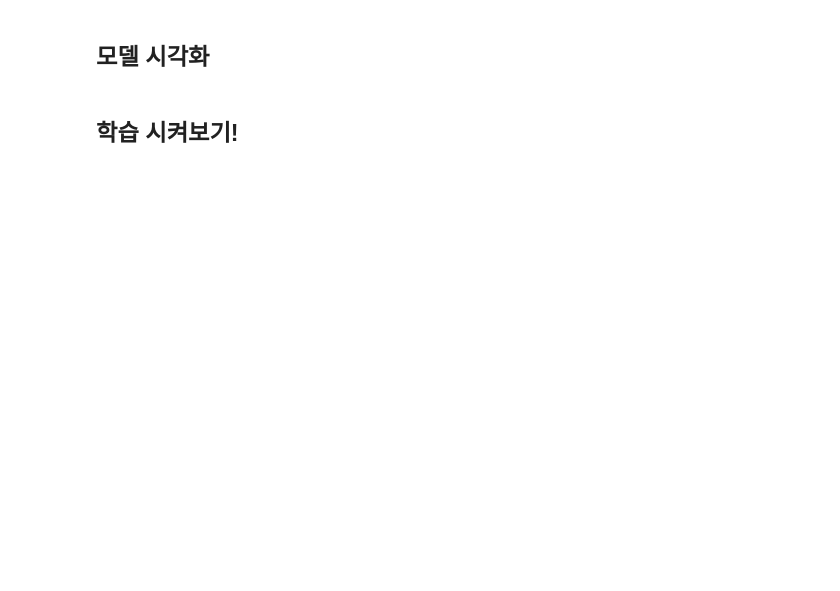
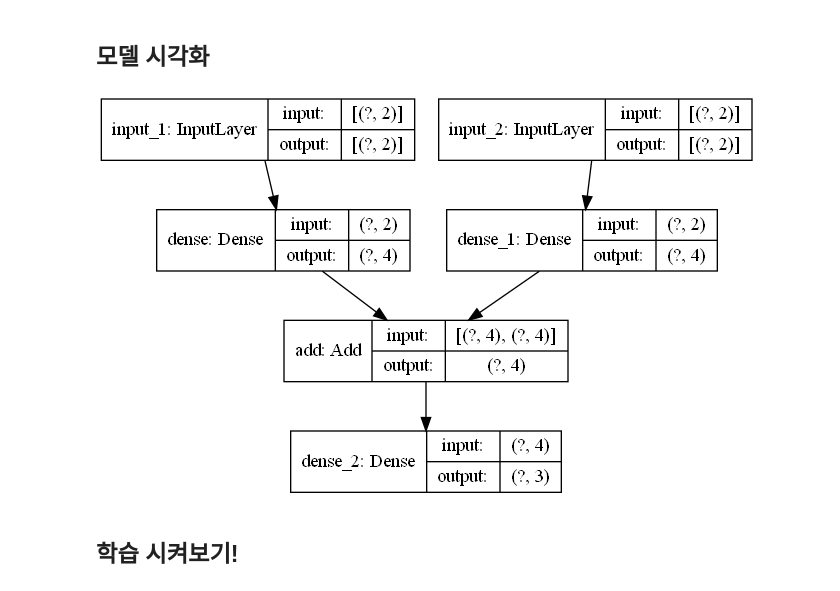
Before and after one commit to cyeongy/kt-aivle, a Jupyter notebook: 딥러닝/01-DL/3_2_iris_connection_II.ipynb, the cells around one changed output. Drawn from its saved outputs; the diff is of its cells as text; code cells hidden in the pictures; blank space fills up the shorter version.

```diff
--- a/딥러닝/01-DL/3_2_iris_connection_II.ipynb
+++ b/딥러닝/01-DL/3_2_iris_connection_II.ipynb
@@ -16,2 +18,7 @@ from sklearn.datasets import load_iris
+# %%
+X = data.data
+y = data.target
+
+X = pd.DataFrame(X, columns=data.feature_names)
 # %% [markdown]
 ## train set, test set 구분하기
@@ -18,4 +27,9 @@ from sklearn.datasets import load_iris
+# %%
+X_train, X_test, y_train, y_test = train_test_split(X, y, test_size=.2, random_state=2022)
 # %% [markdown]
 ## **sepal끼리, petal끼리**
+# %%
+X_train_s = X_train.filter(like='sepal')
+X_train_p = X_train.filter(like='petal')
 # %% [markdown]
 ## One-hot Encoding
@@ -22,2 +39,21 @@ from sklearn.datasets import load_iris
 # %% [markdown]
 ## Modeling : multi-input & Add layer
+# %%
+# model clear
+keras.backend.clear_session()
+
+# make layers
+il_s = keras.layers.Input(shape=X_train_s.shape[1:])
+hl_s = keras.layers.Dense(4, activation='relu')(il_s)
+
+il_p = keras.layers.Input(shape=X_train_p.shape[1:])
+hl_p = keras.layers.Dense(4, activation='relu')(il_p)
+
+cl = keras.layers.Add()([hl_s, hl_p])
+ol = keras.layers.Dense(3, activation='softmax')(cl)
+
+model = keras.models.Model([il_s, il_p], ol)
+
+model.compile(loss=keras.losses.categorical_crossentropy, optimizer='adam', metrics=['accuracy'])
+
+model.summary()
@@ -24,4 +78,8 @@ from sklearn.datasets import load_iris
 # %% [markdown]
 ## 모델 시각화
+# %%
+keras.utils.plot_model(model, show_shapes=True)
+# %% [output]
+[figure, added]
 # %% [markdown]
 ## 학습 시켜보기!
```
Also changed, not shown: parts of 7 cells of this notebook, 5 other files.
